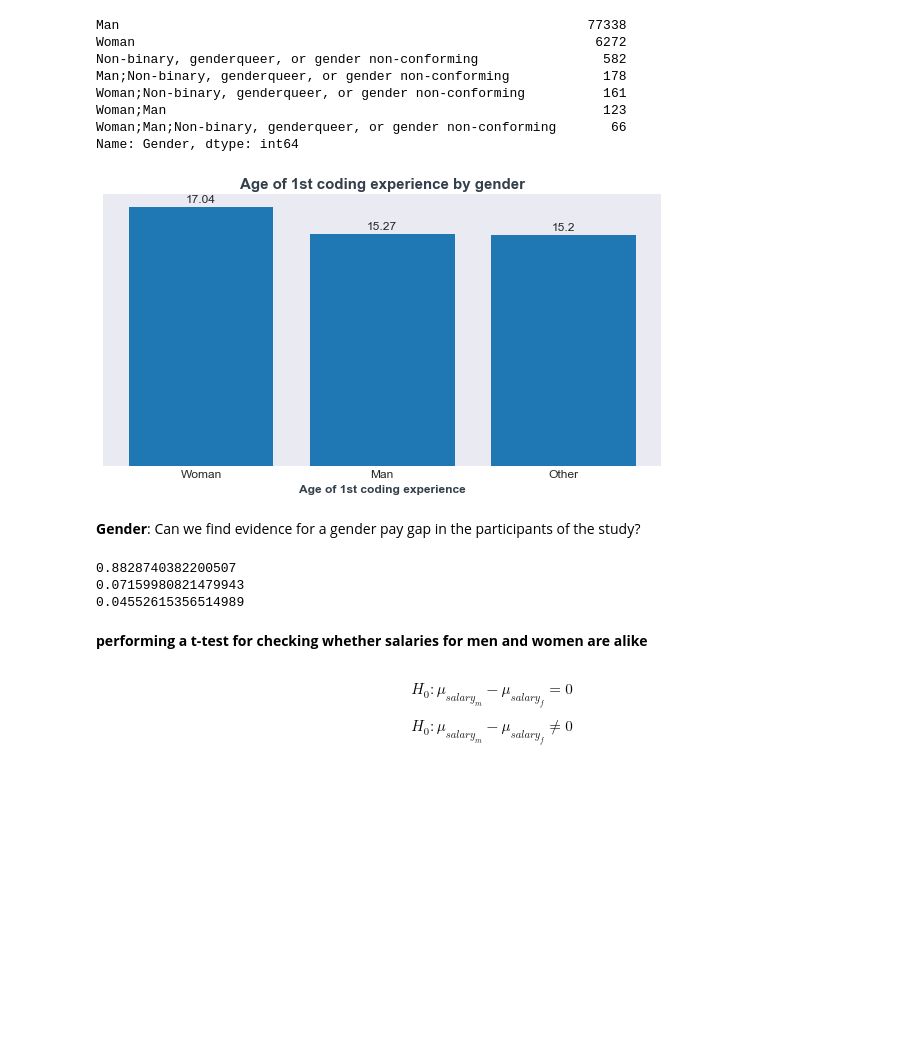
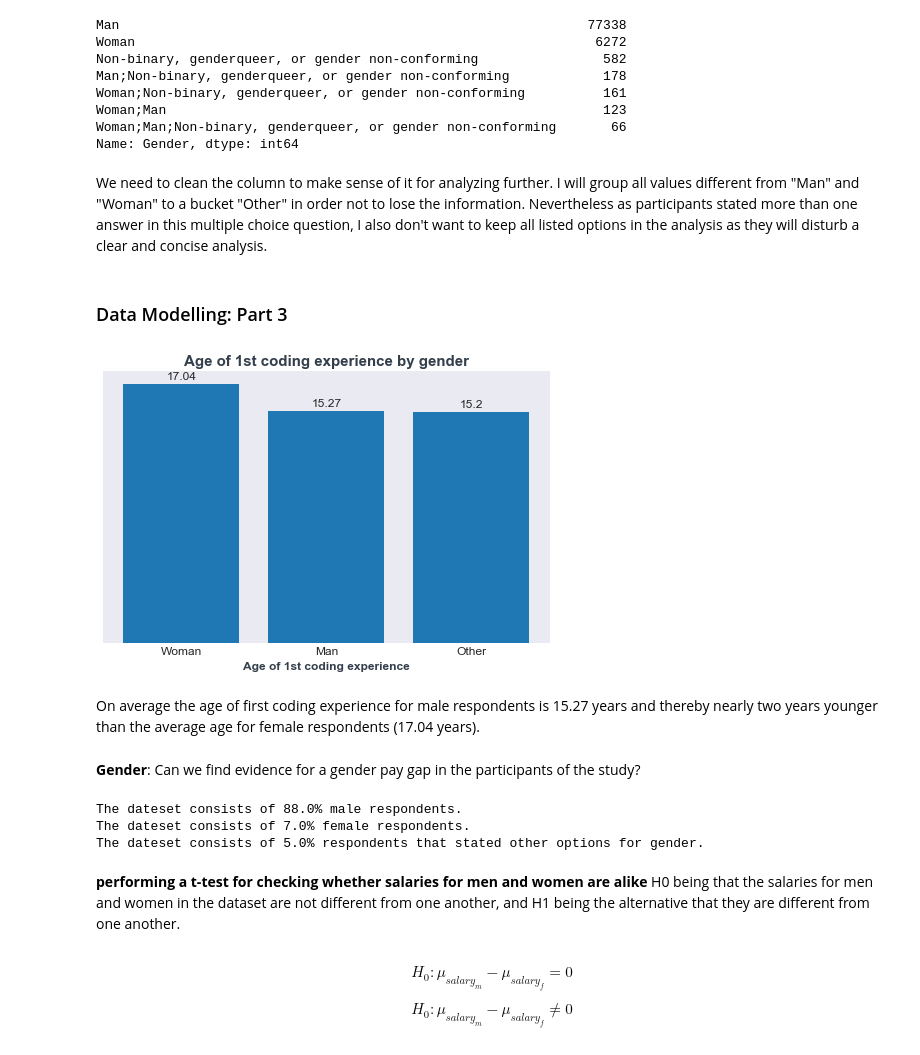
Before and after one commit to joerg-rechinger/udacity_dsnd_project1, a Jupyter notebook: Analyzing_Stackoverflow_2019_Survey.ipynb, the cells around one changed output. Saved outputs shown, nothing was run; the diff lists cells and outputs as text; code cells hidden in the pictures; blank space fills up the shorter version.

```diff
--- a/Analyzing_Stackoverflow_2019_Survey.ipynb
+++ b/Analyzing_Stackoverflow_2019_Survey.ipynb
@@ -120,27 +247,2 @@ df_withcontinent=pd.merge(df_country, data, how='left', left_on='Country', right
 continent_means=df_withcontinent.groupby('continent')['Age1stCode'].mean().sort_values(ascending=False).values
 continents=df_withcontinent.groupby('continent')['Age1stCode'].mean().sort_values(ascending=False).index
-# %%
-#https://matplotlib.org/3.1.1/gallery/lines_bars_and_markers/barchart.html
-#https://scentellegher.github.io/visualization/2018/10/10/beautiful-bar-plots-matplotlib.html
-#bar chart for analyzing the mean age of 1st coding experience by continents
-fig, ax = plt.subplots(figsize=(10,6))
-plt.style.use('seaborn-dark')
-ax.set_xlabel('Continents', fontsize=12, fontweight='black', color = '#333F4B')
-ax.tick_params(axis='both', which='major', labelsize=12)
-country=ax.bar(continents, continent_means)
-ax.set_title('Age of 1st coding experience by continent',fontsize=15, fontweight='black', color = '#333F4B')
-
-def autolabel(continents):
-    """Attach a text label above each bar in *rects*, displaying its height."""
-    for continent in continents:
-        height = continent.get_height()
-        ax.annotate('{}'.format(round(height,2)), fontsize=12,
-                    xy=(continent.get_x() + continent.get_width() / 2, height),
-                    xytext=(0, 3),  # 3 points vertical offset
-                    textcoords="offset points",
-                    ha='center', va='bottom')
-
-autolabel(country)
-cur_axes = plt.gca()
-cur_axes.axes.get_yaxis().set_visible(False)
-plt.savefig('1stcoding_by_continent.png');
@@ -196,29 +351,29 @@ Woman;Non-binary, genderqueer, or gender non-conforming          161
 Woman;Man                                                        123
 Woman;Man;Non-binary, genderqueer, or gender non-conforming       66
 Name: Gender, dtype: int64
+# %% [markdown]
+We need to clean the column to make sense of it for analyzing further. I will group all values different from "Man" and "Woman" to a bucket "Other" in order not to lose the information. Nevertheless as participants stated more than one answer in this multiple choice question, I also don't want to keep all listed options in the analysis as they will disturb a clear and concise analysis.
 # %%
 #clean up gender column by assigning non-"Man" or "Woman" values to bucket "other"
 df_gender=df_age.copy()
 index_other=df_gender.query('Gender not in ["Man", "Woman"]').index
 df_gender.at[index_other, 'Gender']="Other"
+# %% [markdown]
+### Data Modelling: Part 3
 # %%
 #plot gender vs. age of 1st coding experience
-age_bucketed_vals=df_gender.groupby('Gender')['Age1stCode'].mean().sort_values(ascending=False).values
-age_bucketed_idx=df_gender.groupby('Gender')['Age1stCode'].mean().sort_values(ascending=False).index
+age_bucketed_vals_gend=df_gender.groupby('Gender')['Age1stCode'].mean().sort_values(ascending=False).values
+age_bucketed_idx_gend=df_gender.groupby('Gender')['Age1stCode'].mean().sort_values(ascending=False).index
 
-fig, ax = plt.subplots(figsize=(10,5))
-plt.style.use('seaborn-dark')
-ax.set_xlabel('Age of 1st coding experience', fontsize=12, fontweight='black', color = '#333F4B')
-ax.tick_params(axis='both', which='major', labelsize=12)
-gender=ax.bar(age_bucketed_idx, age_bucketed_vals)
-ax.set_title('Age of 1st coding experience by gender',fontsize=15, fontweight='black', color = '#333F4B')
-
-autolabel(gender)
+barplot, fig, ax = create_barplot(x_values=age_bucketed_idx_gend, y_values=age_bucketed_vals_gend, x_label='Age of 1st coding experience', chart_title='Age of 1st coding experience by gender', figwidth=8, figheight=5)
+autolabel(barplot)
 cur_axes = plt.gca()
 cur_axes.axes.get_yaxis().set_visible(False)
 plt.savefig('age1stcoding_by_gender');
 # %% [output]
-[figure, old version]
+[figure, new version]
+# %% [markdown]
+On average the age of first coding experience for male respondents is 15.27 years and thereby nearly two years younger than the average age for female respondents (17.04 years).
 # %% [markdown]
 __Gender__: Can we find evidence for a gender pay gap in the participants of the study?
 # %%
@@ -229,15 +384,16 @@ count_other=df_gender.query('Gender == "Other"')['Respondent'].count()
 share_man=count_man/df_gender.shape[0]
 share_woman=count_woman/df_gender.shape[0]
 share_other=count_other/df_gender.shape[0]
-print(share_man)
-print(share_woman)
-print(share_other)
+print("The dateset consists of " + str(round(share_man*100)) +"% male respondents.")
+print("The dateset consists of " + str(round(share_woman*100)) +"% female respondents.")
+print("The dateset consists of " + str(round(share_other*100)) +"% respondents that stated other options for gender.")
 # %% [output]
-0.8828740382200507
-0.07159980821479943
-0.04552615356514989
+The dateset consists of 88.0% male respondents.
+The dateset consists of 7.0% female respondents.
+The dateset consists of 5.0% respondents that stated other options for gender.
 # %% [markdown]
 __performing a t-test for checking whether salaries for men and women are alike__
+H0 being that the salaries for men and women in the dataset are not different from one another, and H1 being the alternative that they are different from one another.
 # %% [markdown]
 
 $$H_0: \mu_{salary_m} - \mu_{salary_f} = 0$$
```
Also changed, not shown: parts of 36 cells of this notebook.
